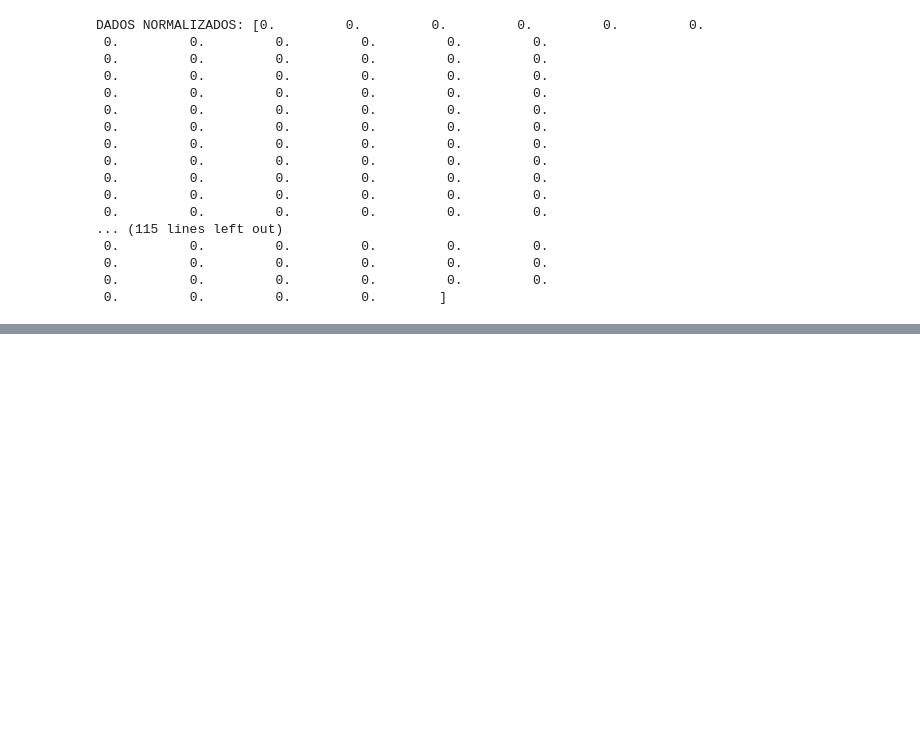
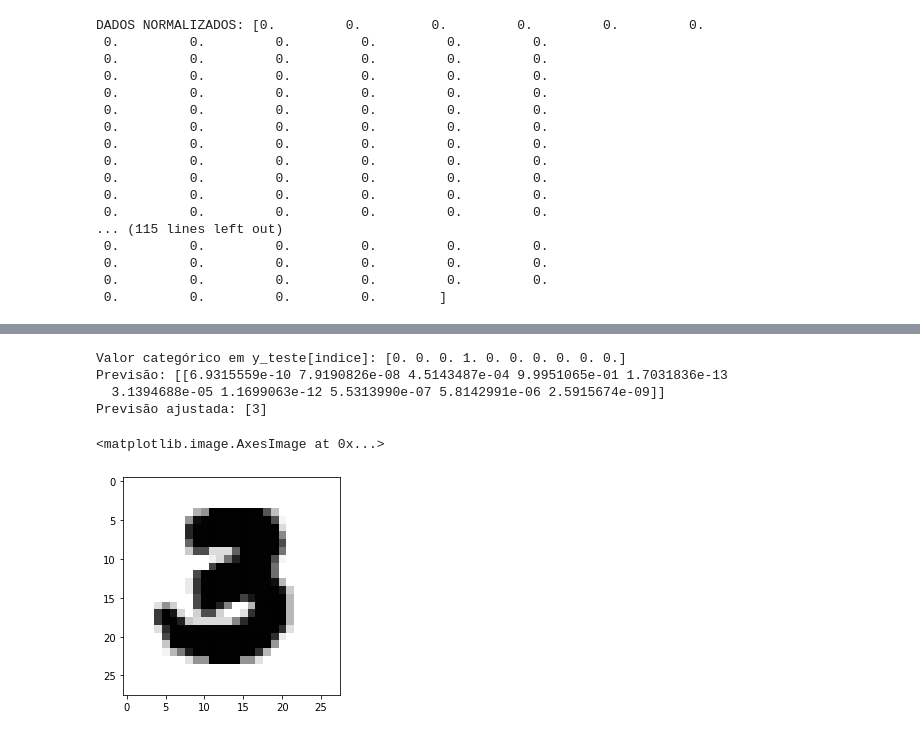
Before and after one commit to EliGorniak/Ocean_DeepLearning_Nov2020, a Jupyter notebook: Ocean_DeepLearning_nov2020.ipynb, the cells around one changed output, grey strips where cells are left out. Saved outputs shown, nothing was run; the diff lists cells and outputs as text; code cells hidden in the pictures; blank space fills up the shorter version.

```diff
--- a/Ocean_DeepLearning_nov2020.ipynb
+++ b/Ocean_DeepLearning_nov2020.ipynb
@@ -140,0 +255,29 @@ DADOS NORMALIZADOS: [0.         0.         0.         0.         0.         0.
+# %%
+# Fazendo nossas previsões
+
+indice = 200
+
+print("Valor categórico em y_teste[indice]:", y_teste[indice])
+
+# Preparar a imagem para fazer a previsão
+imagem = x_teste[indice].reshape((1, resolucao_total))
+
+prediction = model.predict(imagem)
+print("Previsão:", prediction)
+
+# Transformar a previsão em algo que conseguimos entender
+
+import numpy as np
+prediction_class = np.argmax(model.predict(imagem), axis=-1)
+print("Previsão ajustada:", prediction_class)
+
+# Apenas para visualizar a imagem
+(x_treino_img, y_treino_img), (x_teste_img, y_teste_img) = mnist.load_data()
+plt.imshow(x_teste_img[indice], cmap=plt.cm.binary)
+# %% [output]
+Valor categórico em y_teste[indice]: [0. 0. 0. 1. 0. 0. 0. 0. 0. 0.]
+Previsão: [[6.9315559e-10 7.9190826e-08 4.5143487e-04 9.9951065e-01 1.7031836e-13
+  3.1394688e-05 1.1699063e-12 5.5313990e-07 5.8142991e-06 2.5915674e-09]]
+Previsão ajustada: [3]
+<matplotlib.image.AxesImage at 0x...>
+[figure, added]
```
Also changed, not shown: parts of 7 cells of this notebook.
